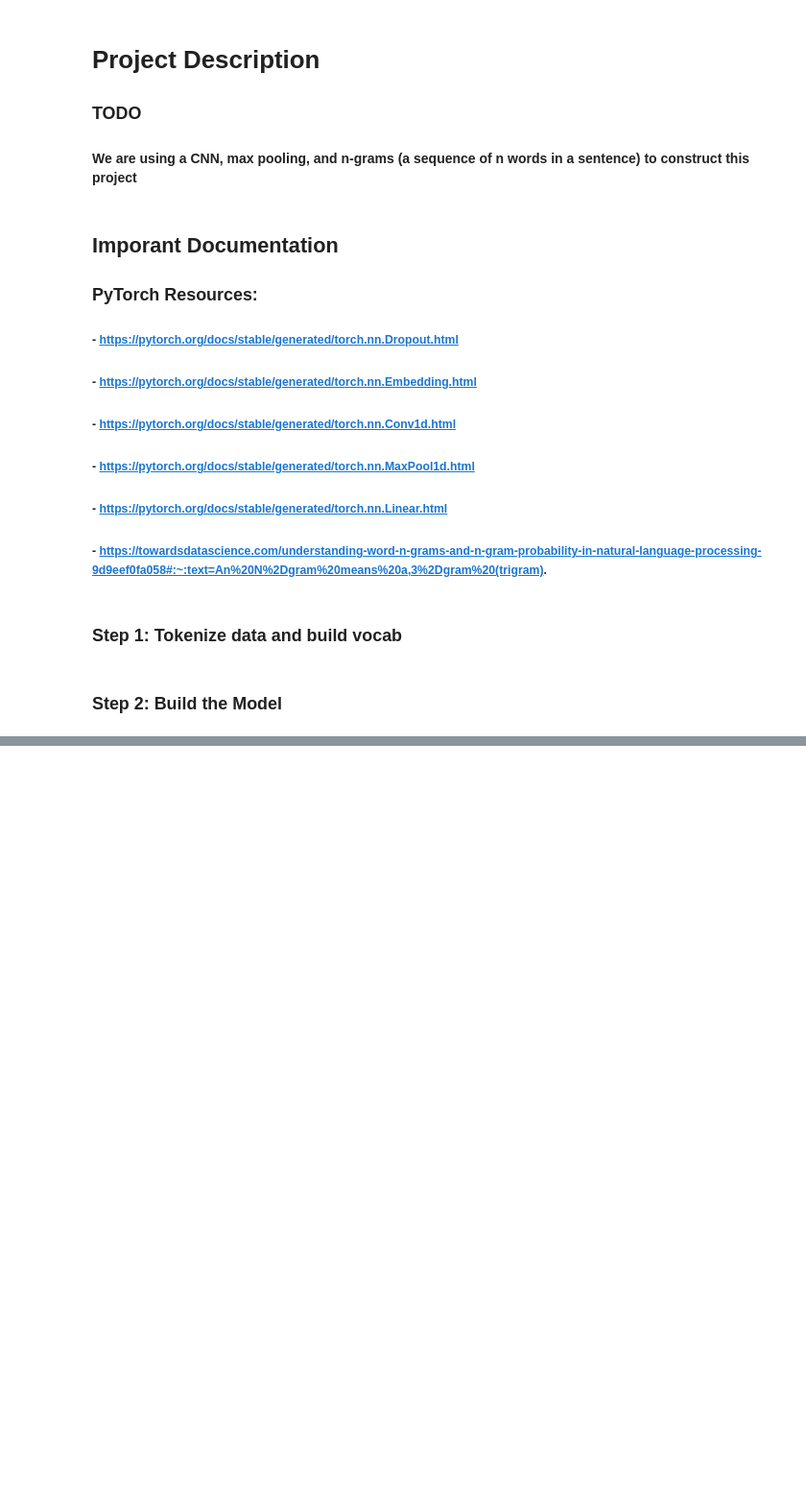
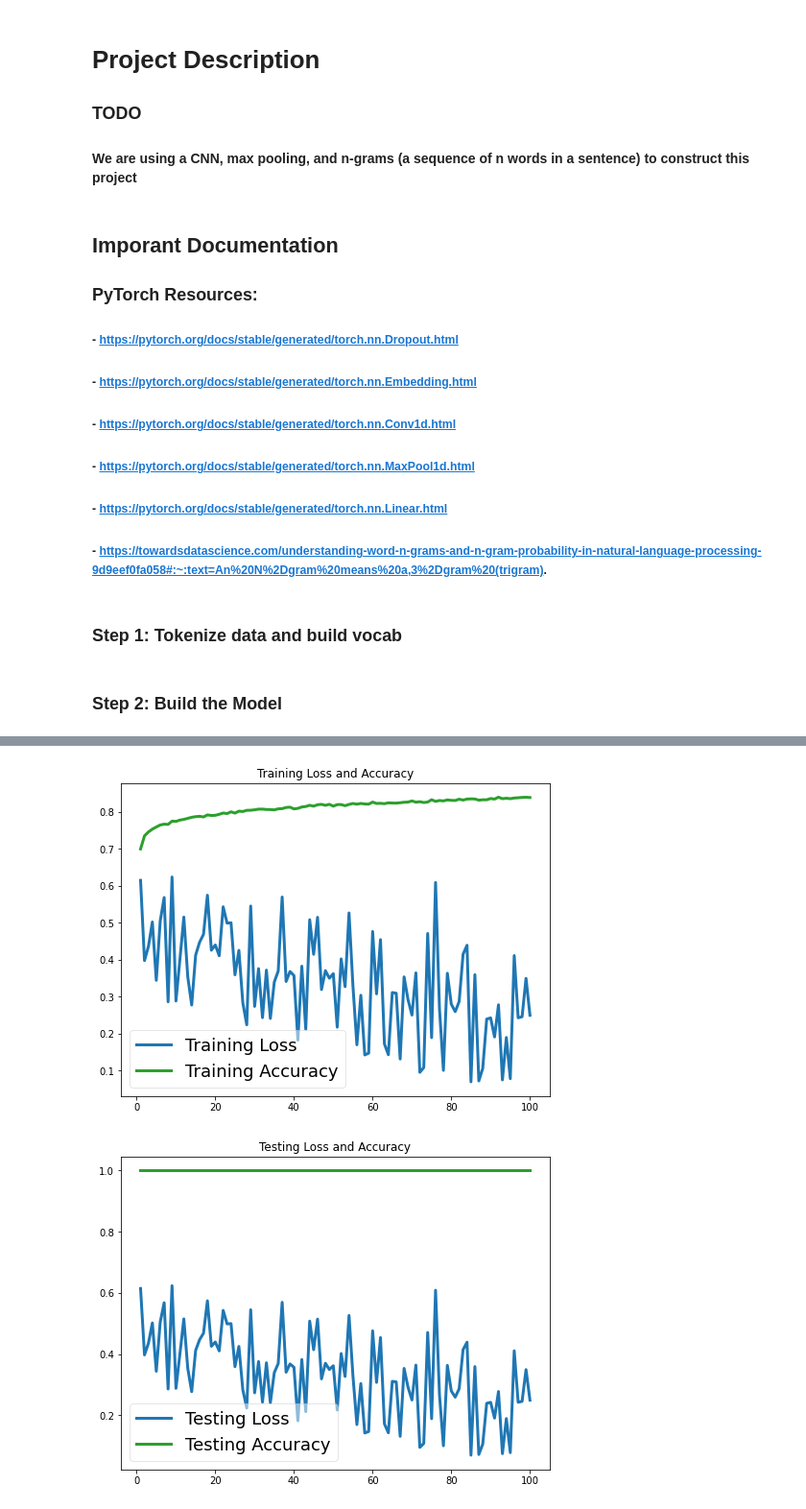
Before and after one commit to Roshinator/click-bait-model, a Jupyter notebook: notebook.ipynb, the cells around one changed output, grey strips where cells are left out. Shown at 96% size. Saved outputs shown, nothing was run; the diff lists cells and outputs as text; code cells hidden in the pictures; blank space fills up the shorter version.

Commit message:
Added graphs

```diff
--- a/notebook.ipynb
+++ b/notebook.ipynb
@@ -184,6 +185,7 @@ def train(model, dataset, learning_rate, batch_size, train_data, test_data, numO
 
     opt = torch.optim.SGD(model.parameters(), lr = learning_rate)
 
+    trainLoss, testLoss, trainAccuracy, testAccuracy = [], [], [], []
     for iter in range(numOfIter):
         model.train()
         train_predictions = []
@@ -216,9 +218,18 @@ def train(model, dataset, learning_rate, batch_size, train_data, test_data, numO
         # Get accuracy
         train_acc = calc_acc(dataset.y_train, train_predictions)
         test_acc = calc_acc(dataset.y_test, test_predictions)
+        train_loss = loss.item()
+        test_loss = loss.item()
 
-        print("Iteration: %d, Loss: %.5f, Train Accuracy: %.5f" % (iter+1, loss.item(), train_acc))
-        print("Iteration: %d, Loss: %.5f, Test Accuracy: %.5f" % (iter+1, loss.item(), test_acc))
+        trainLoss.append(train_loss)
+        testLoss.append(test_loss)
+        trainAccuracy.append(train_acc)
+        testAccuracy.append(test_acc)
+
+        print("Iteration: %d, Loss: %.5f, Train Accuracy: %.5f" % (iter+1, train_loss, train_acc))
+        print("Iteration: %d, Loss: %.5f, Test Accuracy: %.5f" % (iter+1, test_loss, test_acc))
+
+    return (trainLoss, testLoss, trainAccuracy, testAccuracy)
 # %%
 def calc_acc(actual, predictions):
     clickbait = 0
@@ -283,6 +294,6 @@ test_set = DataClass(dataset.x_test, dataset.y_test)
 learning_rate = 0.01
 batch_size = 12
 numOfIter = 100
-train(model, dataset, learning_rate, batch_size, train_set, test_set, numOfIter)
+trainLoss, testLoss, trainAccuracy, testAccuracy = train(model, dataset, learning_rate, batch_size, train_set, test_set, numOfIter)
 # %% [output]
 Dataset size:  32000
@@ -305,0 +316,19 @@ KeyboardInterrupt:
+# %%
+#plot losses/accuracies
+x = list(range(1, numOfIter + 1))
+fig, ax = plt.subplots(figsize=(8,6))
+plt.plot(x, trainLoss, label='Training Loss', color='tab:blue', linewidth=3)
+plt.plot(x, trainAccuracy, label='Training Accuracy', color='tab:green', linewidth=3)
+plt.title('Training Loss and Accuracy')
+plt.legend(fancybox=True, framealpha=0.5, fontsize=18)
+plt.show()
+
+fig, ax = plt.subplots(figsize=(8,6))
+plt.plot(x, testLoss, label='Testing Loss', color='tab:blue', linewidth=3)
+plt.plot(x, testAccuracy, label='Testing Accuracy', color='tab:green', linewidth=3)
+plt.title('Testing Loss and Accuracy')
+plt.legend(fancybox=True, framealpha=0.5, fontsize=18)
+plt.show()
+# %% [output]
+[figure, added]
+[figure, added]
```
Also changed, not shown: parts of 2 cells of this notebook.
